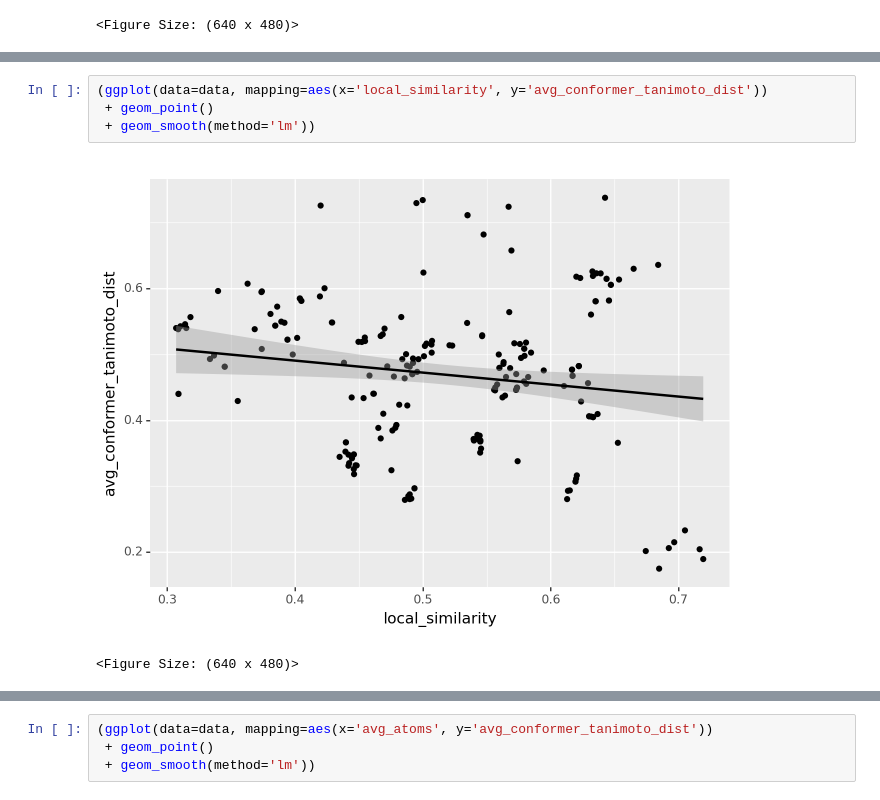
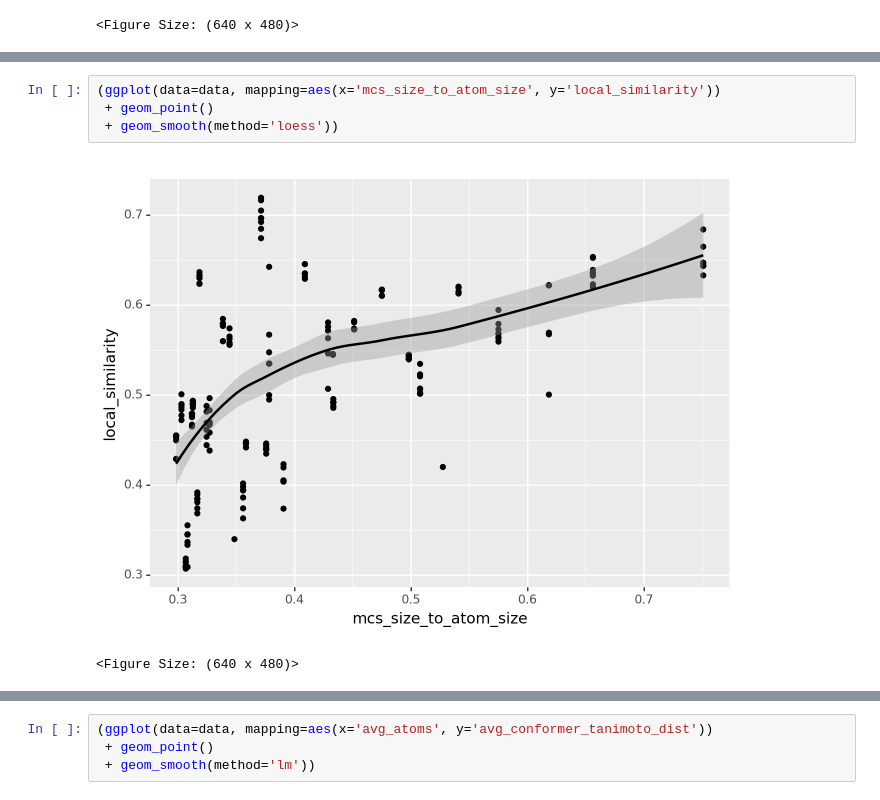
Before and after one commit to ciw-project-2023/nbse-analysis, a Jupyter notebook: nbse_analysis/plots.ipynb, the cells around one changed output, grey strips where cells are left out. Cells and saved outputs as stored; diff of their text form.

```diff
--- a/nbse_analysis/plots.ipynb
+++ b/nbse_analysis/plots.ipynb
@@ -121,9 +143,9 @@ corr_metrics = corr[corr['var1'].isin(metric_cols) & corr['var2'].isin(metric_co
 [figure]
 <Figure Size: (640 x 480)>
 # %%
-(ggplot(data=data, mapping=aes(x='local_similarity', y='avg_conformer_tanimoto_dist'))
+(ggplot(data=data, mapping=aes(x='mcs_size_to_atom_size', y='local_similarity'))
  + geom_point()
- + geom_smooth(method='lm'))
+ + geom_smooth(method='loess'))
 # %% [output]
-[figure, old version]
+[figure, new version]
 <Figure Size: (640 x 480)>
```
Also changed, not shown: parts of 18 cells of this notebook, 1 other file.
